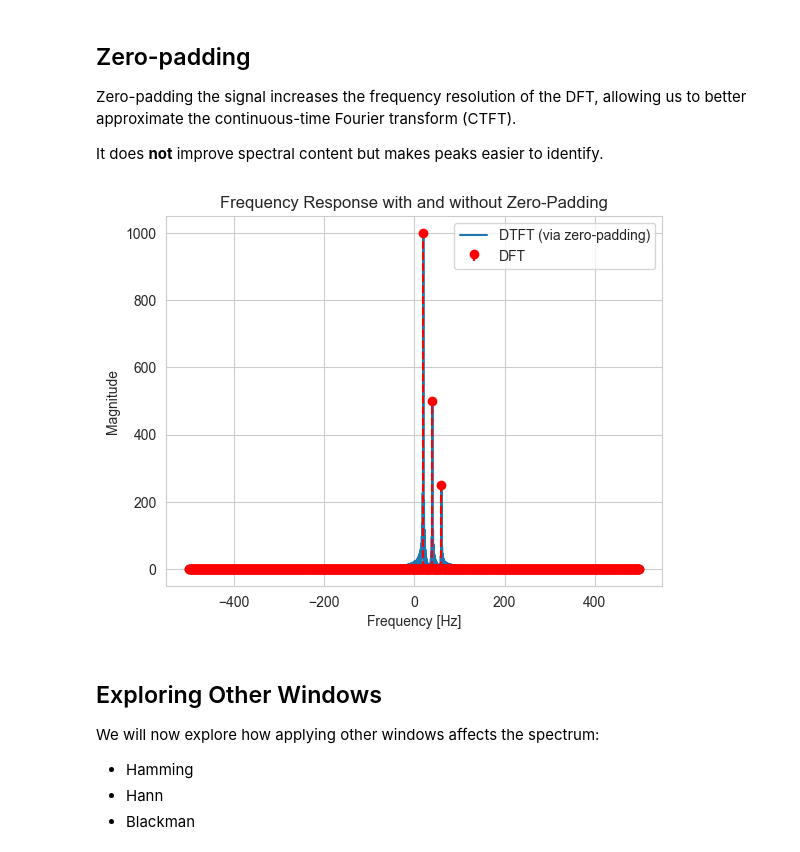
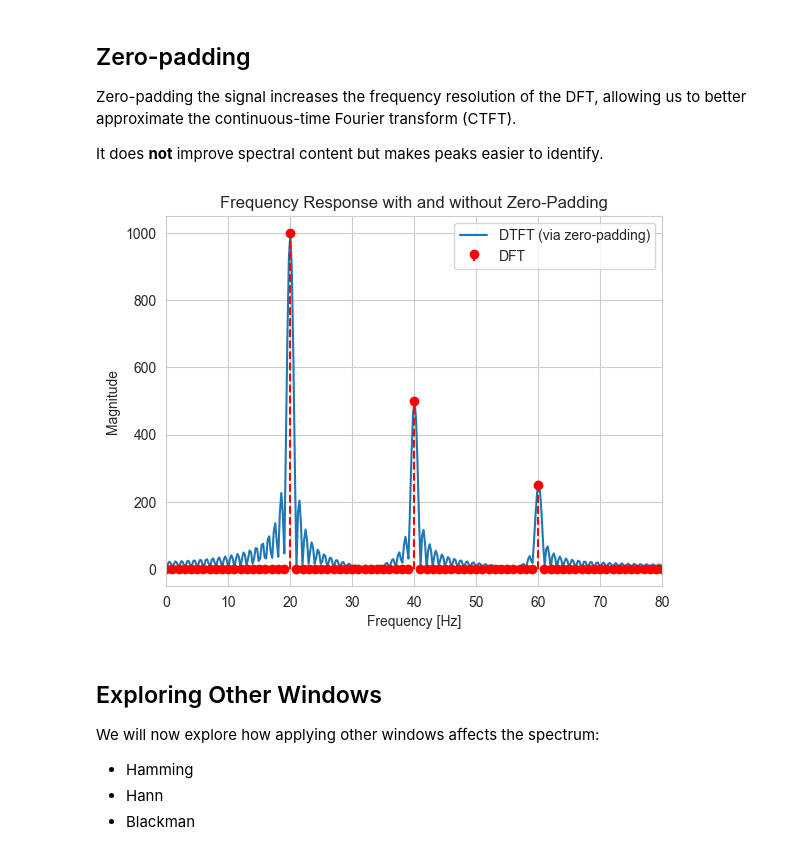
Before and after one commit to AGE90/notes-on-dsp, a Jupyter notebook: notebooks/analysis_windows/windowed-signal.ipynb, the cells around one changed output. Drawn from its saved outputs; the diff is of its cells as text; code cells hidden in the pictures.

```diff
--- a/notebooks/analysis_windows/windowed-signal.ipynb
+++ b/notebooks/analysis_windows/windowed-signal.ipynb
@@ -84,21 +85,22 @@ It does **not** improve spectral content but makes peaks easier to identify.
 # %%
 nfft_zp = 2 ** int(np.ceil(np.log2(4 * n)))  # 4x zero-padding
 df_zp = fs / nfft_zp
 f_zp = np.arange(-fs/2, fs/2, df_zp) + (df_zp if nfft_zp % 2 else 0)
 
 X_zp = np.fft.fft(x, nfft_zp)
 X_zp_shifted = np.fft.fftshift(np.abs(X_zp))
 
 plt.figure()
 plt.plot(f_zp, X_zp_shifted, label="DTFT (via zero-padding)")
 plt.stem(f, X_shifted, linefmt='r--', markerfmt='ro', basefmt=' ', label="DFT")
 plt.title("Frequency Response with and without Zero-Padding")
+plt.xlim(0, (3 * f0) + 20)
 plt.xlabel("Frequency [Hz]")
 plt.ylabel("Magnitude")
 plt.legend()
 plt.grid(True)
 # %% [output]
-[figure, old version]
+[figure, new version]
 # %% [markdown]
 ## Exploring Other Windows
 
```
Also changed, not shown: parts of 1 cell of this notebook, 1 other file.
